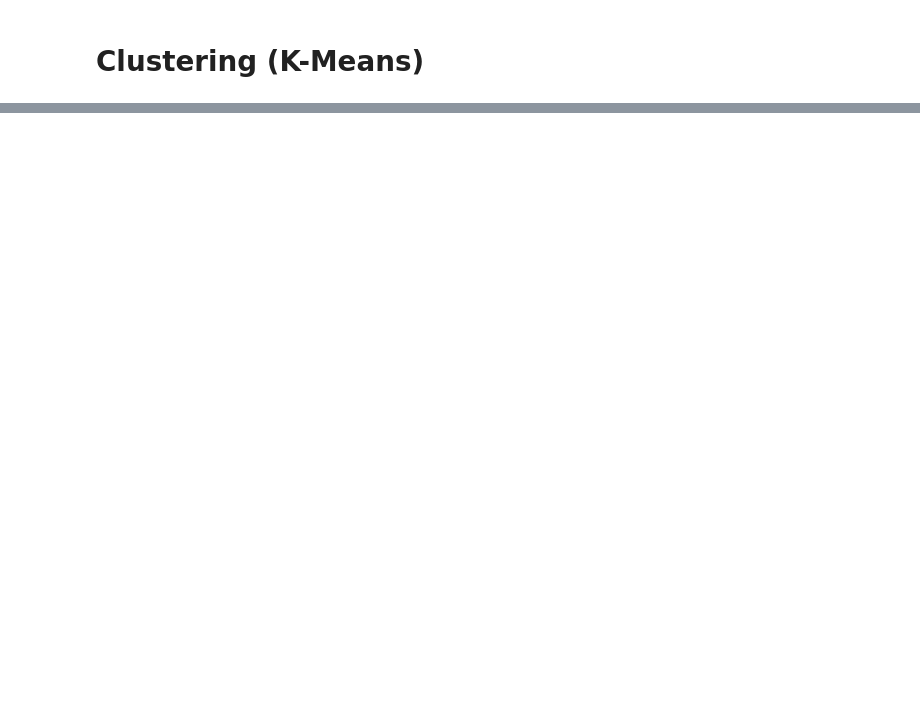
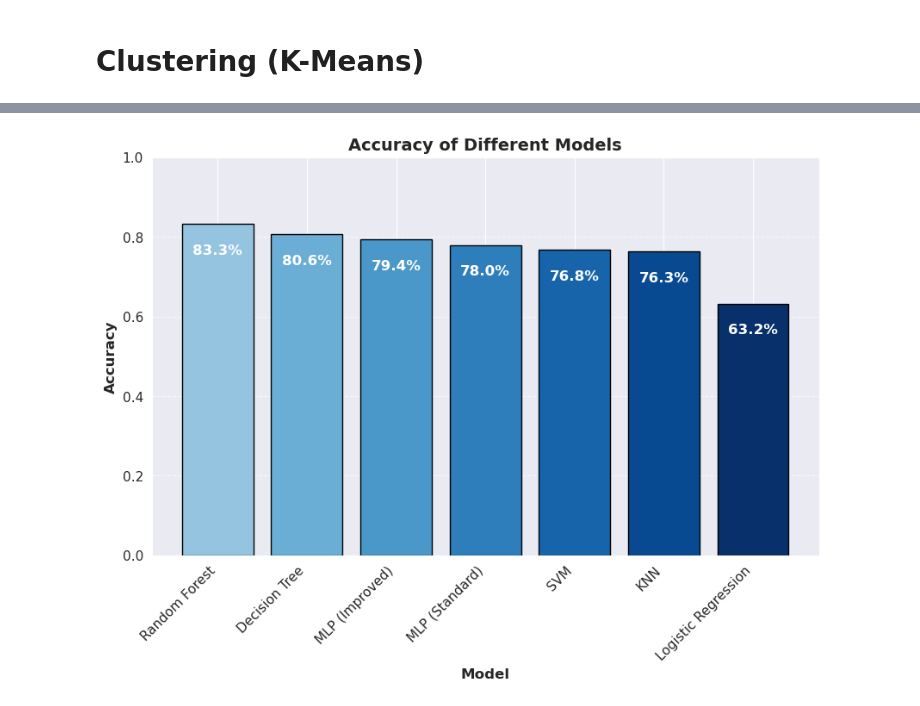
Before and after one commit to Niklas-Wag/Sleep_DSAI, a Jupyter notebook: ObesityPrediction.ipynb, the cells around one changed output, grey strips where cells are left out. Cells and saved outputs as stored; diff of their text form; code cells hidden in the pictures; blank space fills up the shorter version.

```diff
--- a/ObesityPrediction.ipynb
+++ b/ObesityPrediction.ipynb
@@ -401,0 +448,35 @@ plt.show()
+# %%
+
+# Models and Accuracies
+models = ['Logistic Regression', 'Decision Tree', 'SVM', 'Random Forest', 'MLP (Standard)', 'MLP (Improved)', 'KNN']
+accuracies = [accuracy_log_reg, accuracy_tree, accuracy_svm, accuracy_forest, accuracy_mlp_default, accuracy_mlp, accuracy_knn]
+
+# Sorting models by accuracy
+sorted_models_accuracies = sorted(zip(accuracies, models), reverse=True)
+sorted_accuracies, sorted_models = zip(*sorted_models_accuracies)
+
+# Colors: gradient from light to dark blue
+colors = plt.cm.Blues(np.linspace(0.4, 1, len(models)))
+
+plt.figure(figsize=(10, 6))
+bars = plt.bar(sorted_models, sorted_accuracies, color=colors, edgecolor='black')
+
+# Add accuracy percentages inside bars
+for bar, acc in zip(bars, sorted_accuracies):
+    plt.text(bar.get_x() + bar.get_width() / 2, bar.get_height() - 0.05,
+             f'{acc*100:.1f}%', ha='center', va='top', fontsize=12, color='white', fontweight='bold')
+
+# Labels and Titles
+plt.xlabel('Model', fontsize=12, fontweight='bold')
+plt.ylabel('Accuracy', fontsize=12, fontweight='bold')
+plt.title('Accuracy of Different Models', fontsize=14, fontweight='bold')
+plt.ylim(0, 1)
+plt.xticks(rotation=45, ha='right', fontsize=11)
+plt.yticks(fontsize=11)
+
+# Make it visually appealing
+plt.grid(axis='y', linestyle='--', alpha=0.7)
+
+plt.show()
+# %% [output]
+[figure, added]
```
Also changed, not shown: parts of 10 cells of this notebook.
